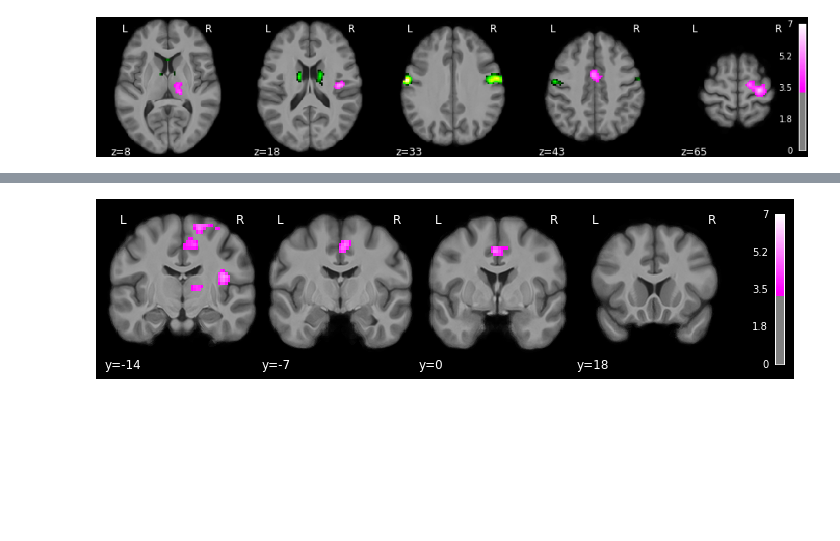
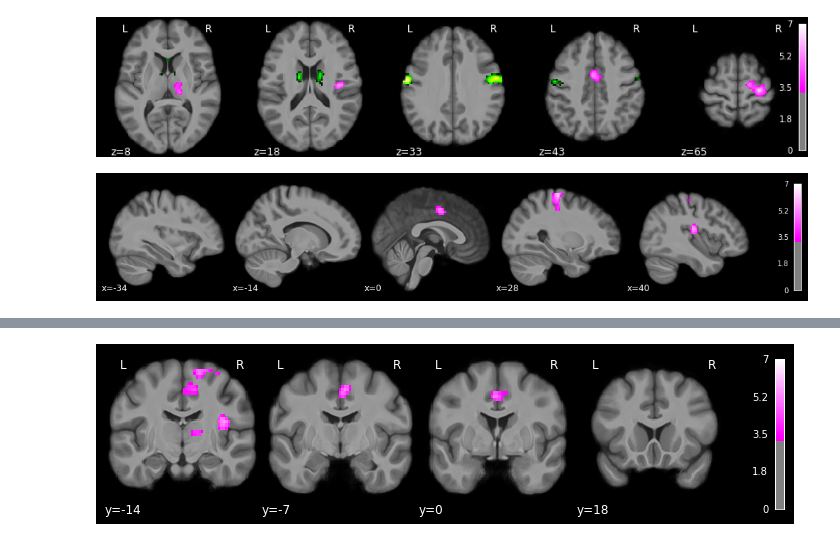
Before and after one commit to NoxLab-cam/tsl_paper, a Jupyter notebook: imaging_plot/visualise_additional.ipynb, the cells around one changed output, grey strips where cells are left out. Saved outputs shown, nothing was run; the diff lists cells and outputs as text; code cells hidden in the pictures; blank space fills up the shorter version.

```diff
--- a/imaging_plot/visualise_additional.ipynb
+++ b/imaging_plot/visualise_additional.ipynb
@@ -35,3 +35,11 @@ display.savefig('./figs/jf_hl_overlay_z.png')
 Image(filename='./figs/jf_hl_overlay_z.png')
 # %% [output]
 [figure]
+# %%
+# plot x
+peak_x = [-34, -14, 0, 28, 40]
+display3 = plotting.plot_stat_map(clean_map, threshold=threshold, vmax=7,
+              display_mode='x', cut_coords=(peak_x), draw_cross=False, bg_img=bg,
+                                 cmap=plotting.cm.black_pink)
+# %% [output]
+[figure, added]
```
Also changed, not shown: parts of 30 cells of this notebook.
